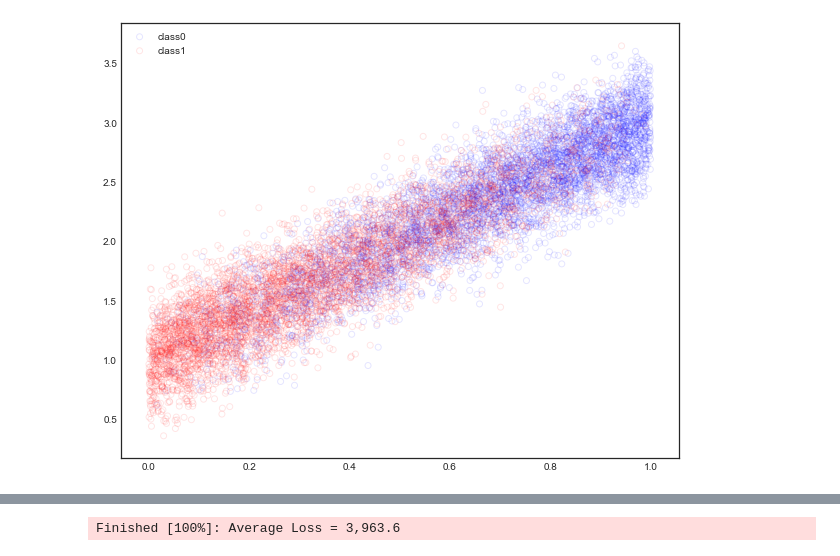
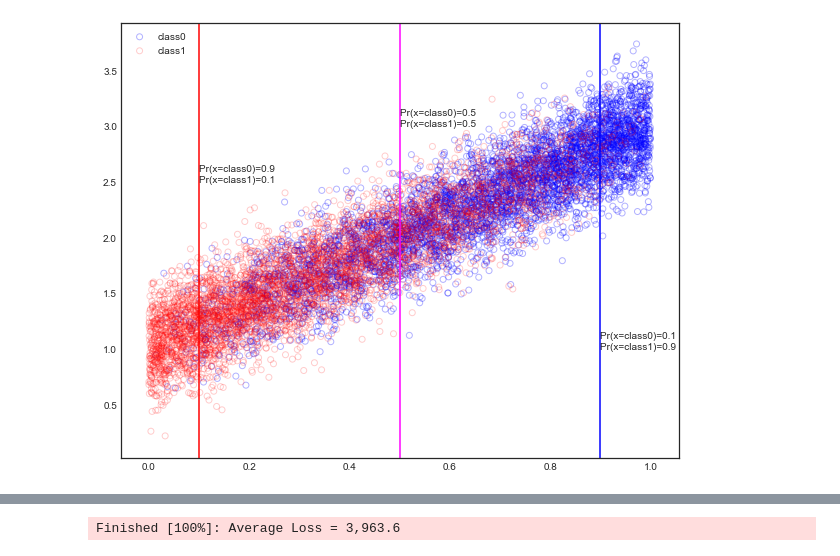
Before and after one commit to TSHTUM007/Masters_project, a Jupyter notebook: Michelle_BML.ipynb, the cells around one changed output, grey strips where cells are left out. Saved outputs shown, nothing was run; the diff lists cells and outputs as text; code cells hidden in the pictures.

```diff
--- a/Michelle_BML.ipynb
+++ b/Michelle_BML.ipynb
@@ -57,36 +51,43 @@ Y1=np.zeros(len(x0))
 Y2=np.ones(len(x1))
 Y=np.concatenate((Y1, Y2), axis=0)
 
 x=np.concatenate((x0, x1), axis=0)
 y=np.concatenate((y0, y1), axis=0)
 
 X=np.stack((x, y), axis=-1)
 
 X = np.asarray(X)
 Y = np.asarray(Y)
 
 #X = scale(X)
 X = X.astype(float)
 Y = Y.astype(float)
 
 X_train, X_test, Y_train, Y_test = train_test_split(X, Y, test_size=.25)
 
 
 scaler = StandardScaler()
 scaler.fit(X_train)
 
 
 X_train = scaler.transform(X_train)
 X_test = scaler.transform(X_test)
 
 
 plt.figure(figsize=(10,8))
-plt.scatter(X[Y==0, 0], X[Y==0, 1], facecolors='none',edgecolors='b',label='class0',alpha=0.1)
-plt.scatter(X[Y==1, 0], X[Y==1, 1], facecolors='none',edgecolors='r',label='class1',alpha=0.1)
+plt.scatter(X[Y==0, 0], X[Y==0, 1], facecolors='none',edgecolors='b',label='class0',alpha=0.3)
+plt.scatter(X[Y==1, 0], X[Y==1, 1], facecolors='none',edgecolors='r',label='class1',alpha=0.2)
+
+plt.axvline(0.1,color='red')
+plt.axvline(0.5,color='magenta')
+plt.axvline(0.9,color='blue')
+plt.text(0.1,2.5,s='Pr(x=class0)=0.9 ' + '\n' + 'Pr(x=class1)=0.1 ' )
+plt.text(0.5,3,s='Pr(x=class0)=0.5 ' + '\n' + 'Pr(x=class1)=0.5 ' )
+plt.text(0.9,1,s='Pr(x=class0)=0.1 ' + '\n' + 'Pr(x=class1)=0.9 ' )
 plt.legend()
 plt.show()
 # %% [output]
-[figure, old version]
+[figure, new version]
 # %% [markdown]
 ## Bayesian Neural Network Construction to apply variational inference on it by training on the whole training set as opposed to training on mini batches which will be discussed and observed later
 
```
Also changed, not shown: parts of 22 cells of this notebook, 3 other files.
